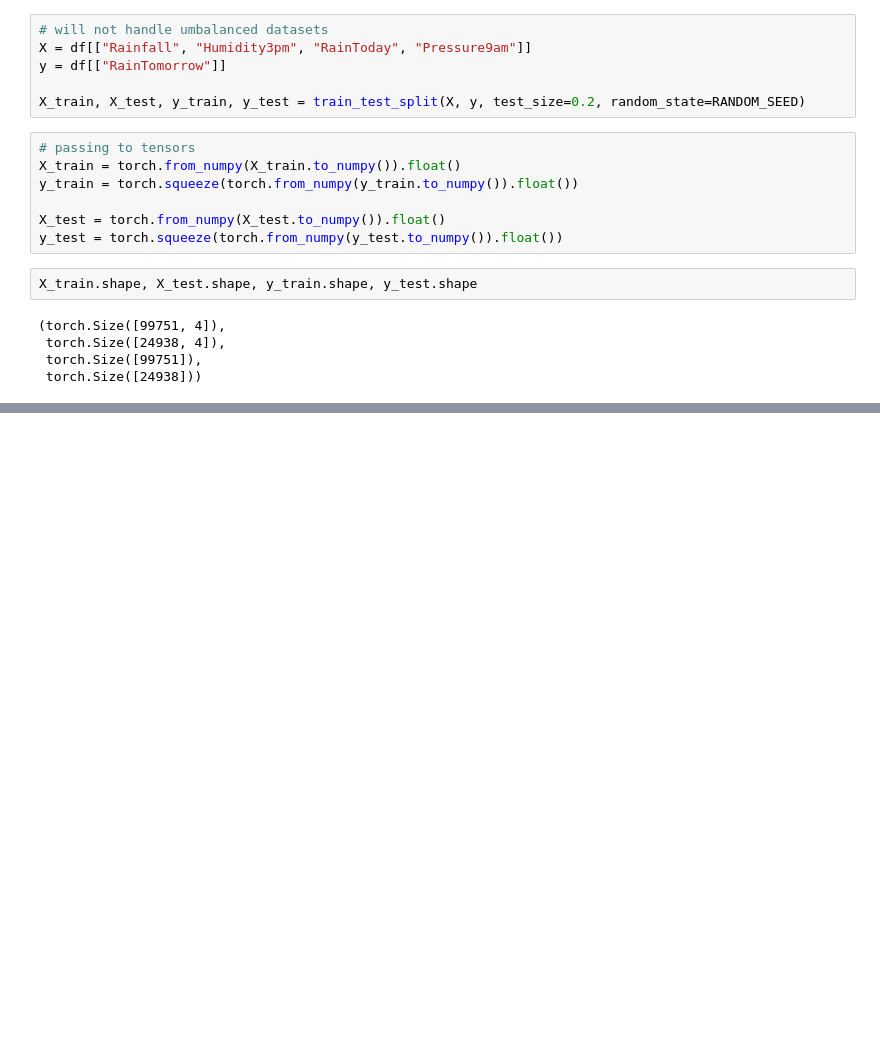
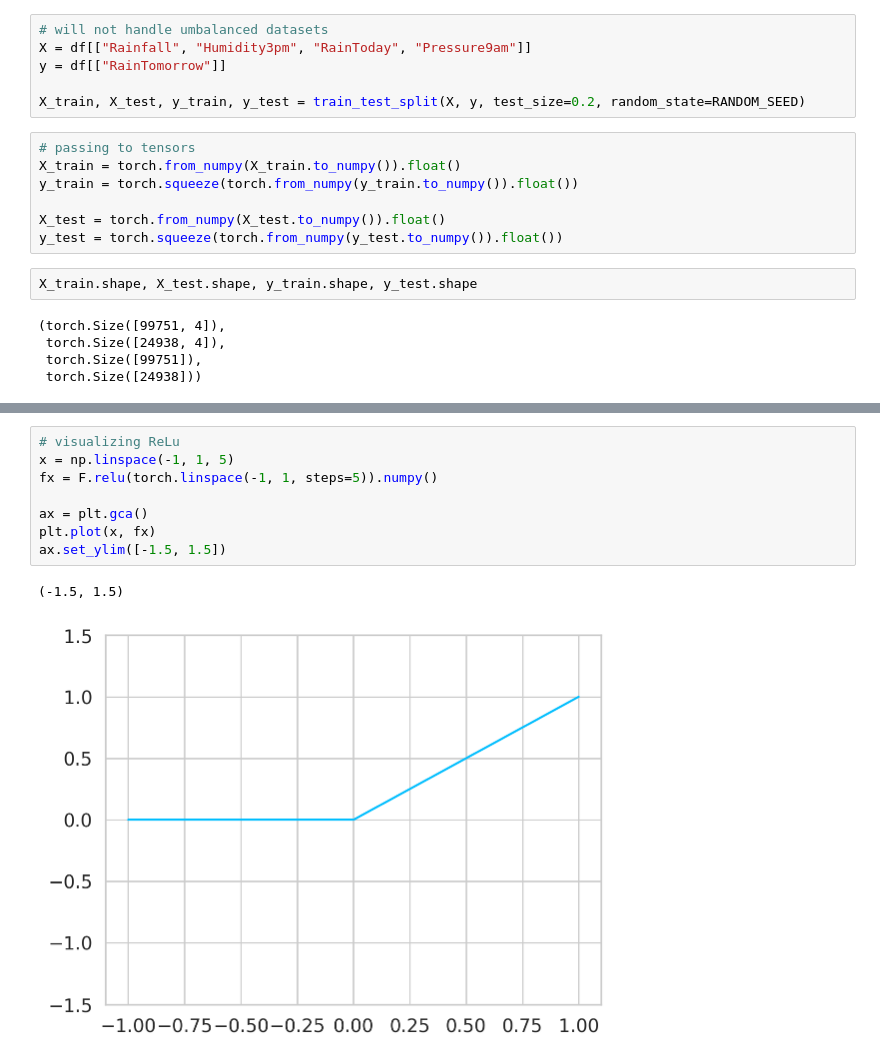
Before and after one commit to LucianoBatista/get-things-done-pytorch, a Jupyter notebook: chaps/chap_01.ipynb, the cells around one changed output, grey strips where cells are left out. Cells and saved outputs as stored; diff of their text form; blank space fills up the shorter version.

```diff
--- a/chaps/chap_01.ipynb
+++ b/chaps/chap_01.ipynb
@@ -160,2 +163,13 @@ Net(
   )
 )
+# %%
+# visualizing ReLu
+x = np.linspace(-1, 1, 5)
+fx = F.relu(torch.linspace(-1, 1, steps=5)).numpy()
+
+ax = plt.gca()
+plt.plot(x, fx)
+ax.set_ylim([-1.5, 1.5])
+# %% [output]
+(-1.5, 1.5)
+[figure, added]
```
Also changed, not shown: parts of 16 cells of this notebook.
